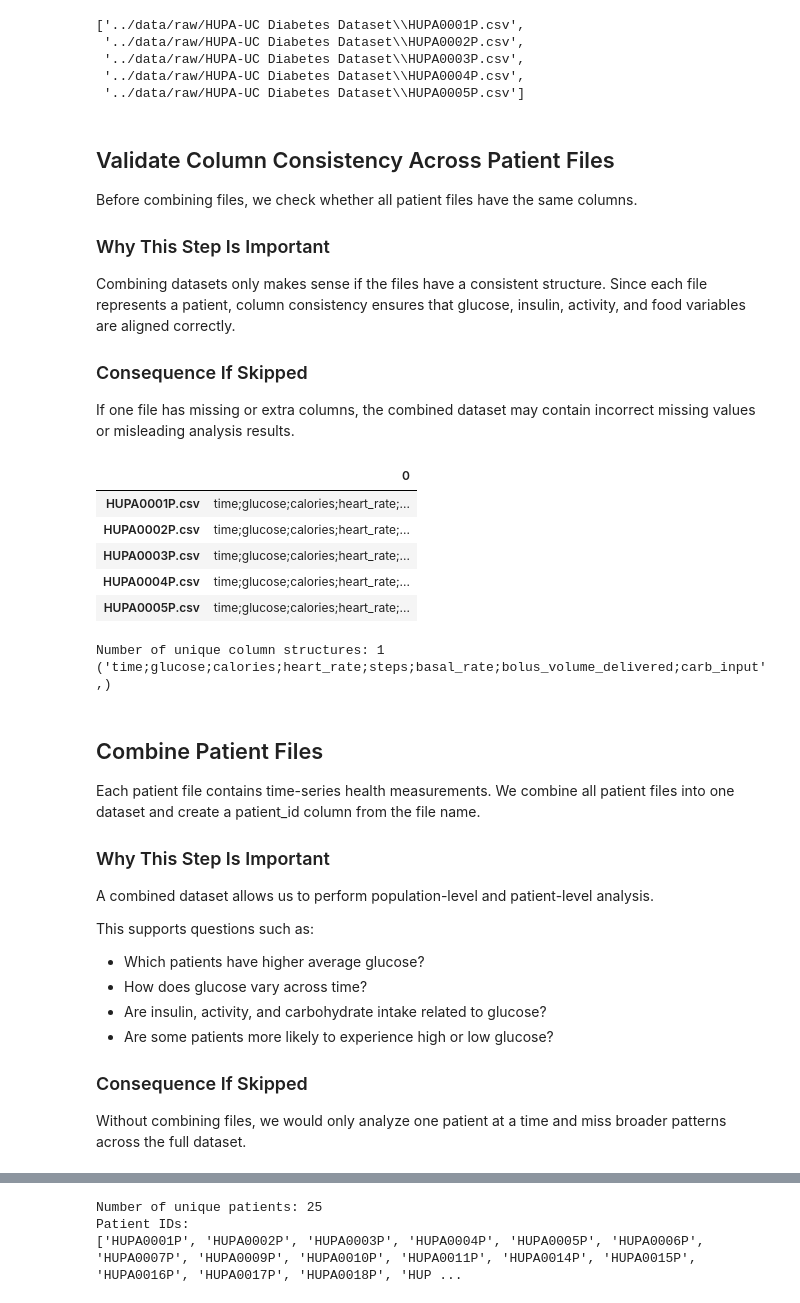
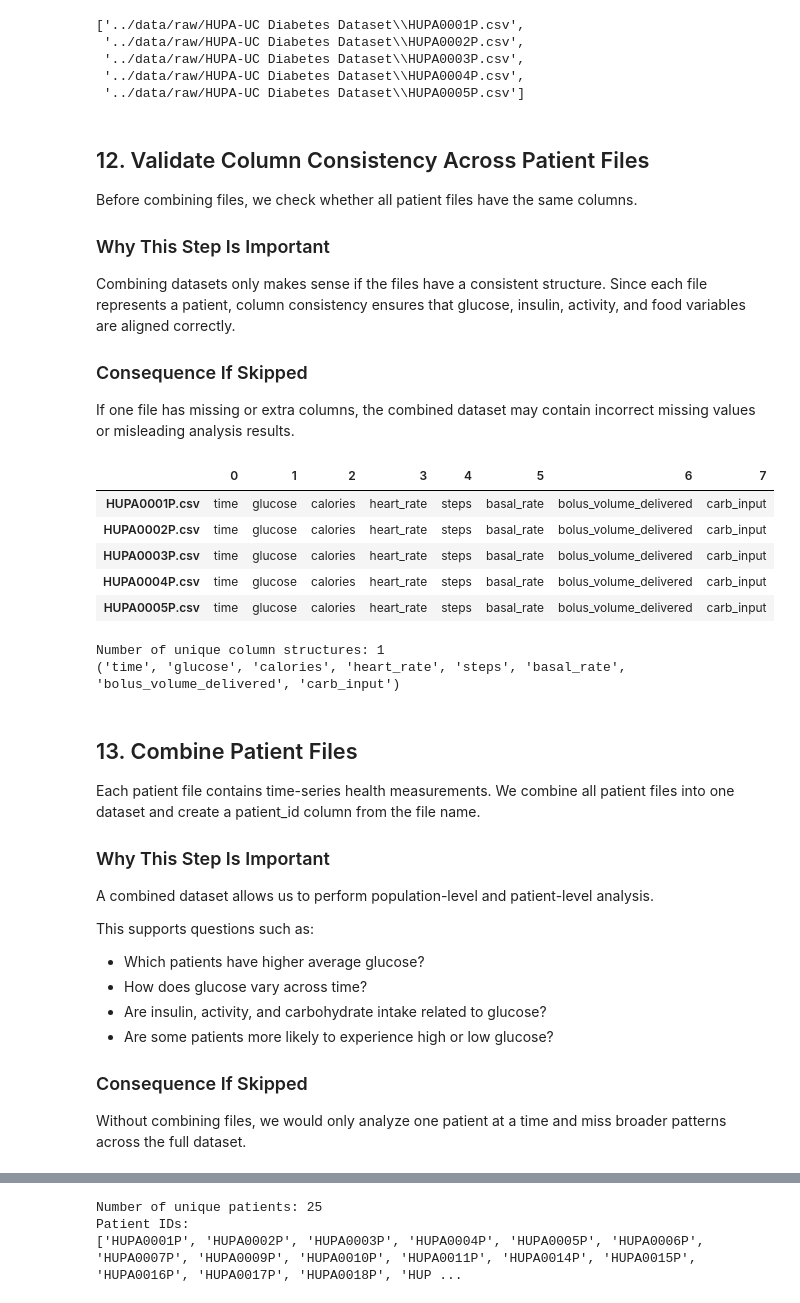
Before and after one commit to HumsShaik/glucovision-analytics, a Jupyter notebook: notebooks/02_data_understanding.ipynb, the cells around one changed output, grey strips where cells are left out. Saved outputs shown, nothing was run; the diff lists cells and outputs as text; code cells hidden in the pictures.

```diff
--- a/notebooks/02_data_understanding.ipynb
+++ b/notebooks/02_data_understanding.ipynb
@@ -420,7 +432,7 @@ Total patient files found: 25
  '../data/raw/HUPA-UC Diabetes Dataset\\HUPA0004P.csv',
  '../data/raw/HUPA-UC Diabetes Dataset\\HUPA0005P.csv']
 # %% [markdown]
-## Validate Column Consistency Across Patient Files
+## 12. Validate Column Consistency Across Patient Files
 
 Before combining files, we check whether all patient files have the same columns.
 
@@ -434,22 +446,22 @@ If one file has missing or extra columns, the combined dataset may contain incor
 # %%
 # Check column consistency across all patient files
 column_check = {}
 
 for file in patient_files:
-    temp_df = pd.read_csv(file, nrows=5)
+    temp_df = pd.read_csv(file, sep=";", nrows=5)
     column_check[os.path.basename(file)] = list(temp_df.columns)
 
 # Convert to DataFrame for easier review
 column_check_df = pd.DataFrame.from_dict(column_check, orient="index")
 
 column_check_df.head()
 # %% [output]
-|  | 0 |
-| HUPA0001P.csv | time;glucose;calories;heart_rate;... |
-| HUPA0002P.csv | time;glucose;calories;heart_rate;... |
-| HUPA0003P.csv | time;glucose;calories;heart_rate;... |
-| HUPA0004P.csv | time;glucose;calories;heart_rate;... |
-| HUPA0005P.csv | time;glucose;calories;heart_rate;... |
+|  | 0 | 1 | 2 | 3 | 4 | 5 | 6 | 7 |
+| HUPA0001P.csv | time | glucose | calories | heart_rate | steps | basal_rate | bolus_volume_delivered | carb_input |
+| HUPA0002P.csv | time | glucose | calories | heart_rate | steps | basal_rate | bolus_volume_delivered | carb_input |
+| HUPA0003P.csv | time | glucose | calories | heart_rate | steps | basal_rate | bolus_volume_delivered | carb_input |
+| HUPA0004P.csv | time | glucose | calories | heart_rate | steps | basal_rate | bolus_volume_delivered | carb_input |
+| HUPA0005P.csv | time | glucose | calories | heart_rate | steps | basal_rate | bolus_volume_delivered | carb_input |
 # %%
 # Count unique column structures
 unique_column_sets = set(tuple(cols) for cols in column_check.values())
@@ -460,9 +472,9 @@ for cols in unique_column_sets:
     print(cols)
 # %% [output]
 Number of unique column structures: 1
-('time;glucose;calories;heart_rate;steps;basal_rate;bolus_volume_delivered;carb_input',)
+('time', 'glucose', 'calories', 'heart_rate', 'steps', 'basal_rate', 'bolus_volume_delivered', 'carb_input')
 # %% [markdown]
-## Combine Patient Files
+## 13. Combine Patient Files
 
 Each patient file contains time-series health measurements. We combine all patient files into one dataset and create a patient_id column from the file name.
 
```
Also changed, not shown: parts of 44 cells of this notebook, 2 other files.
